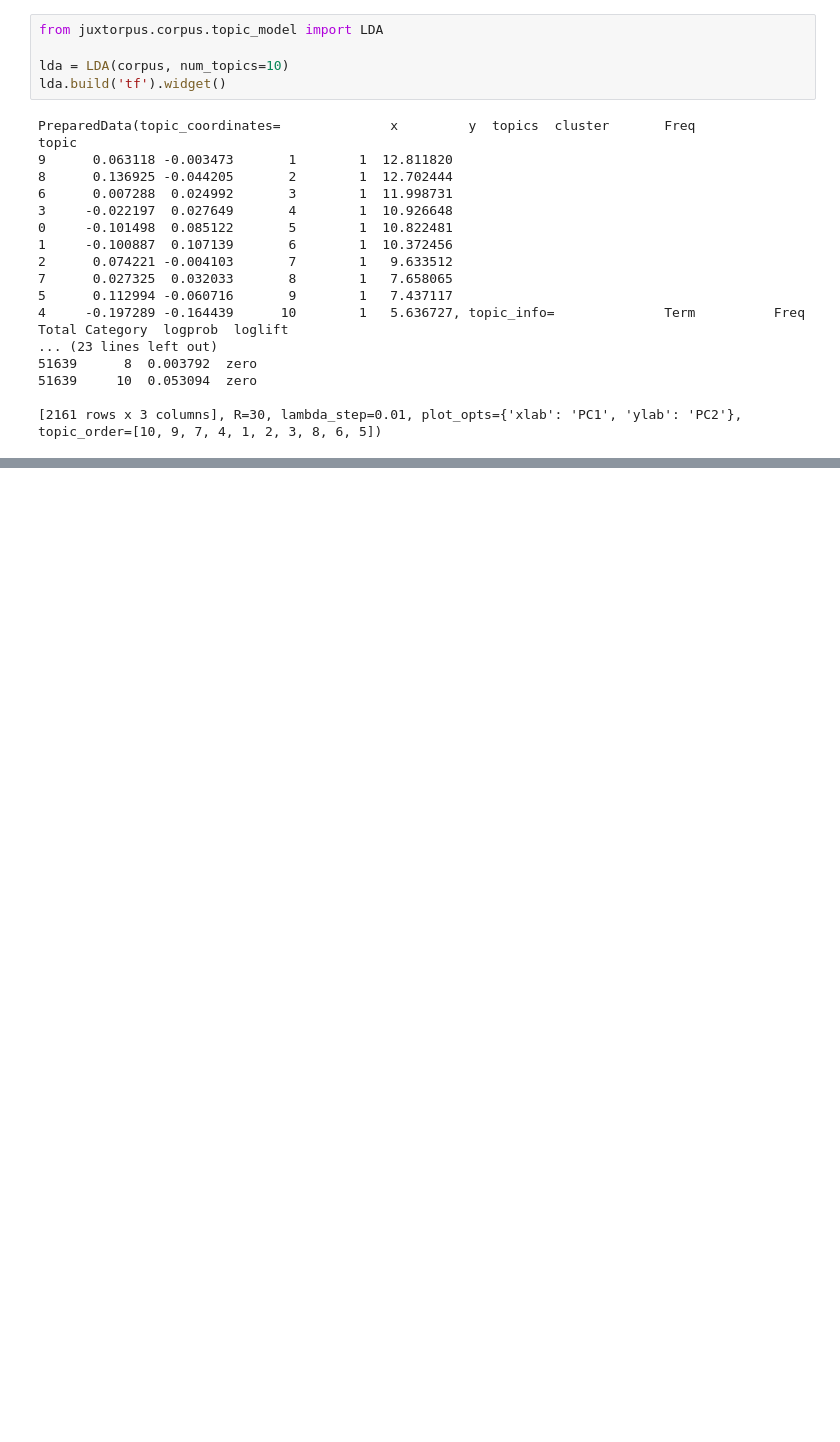
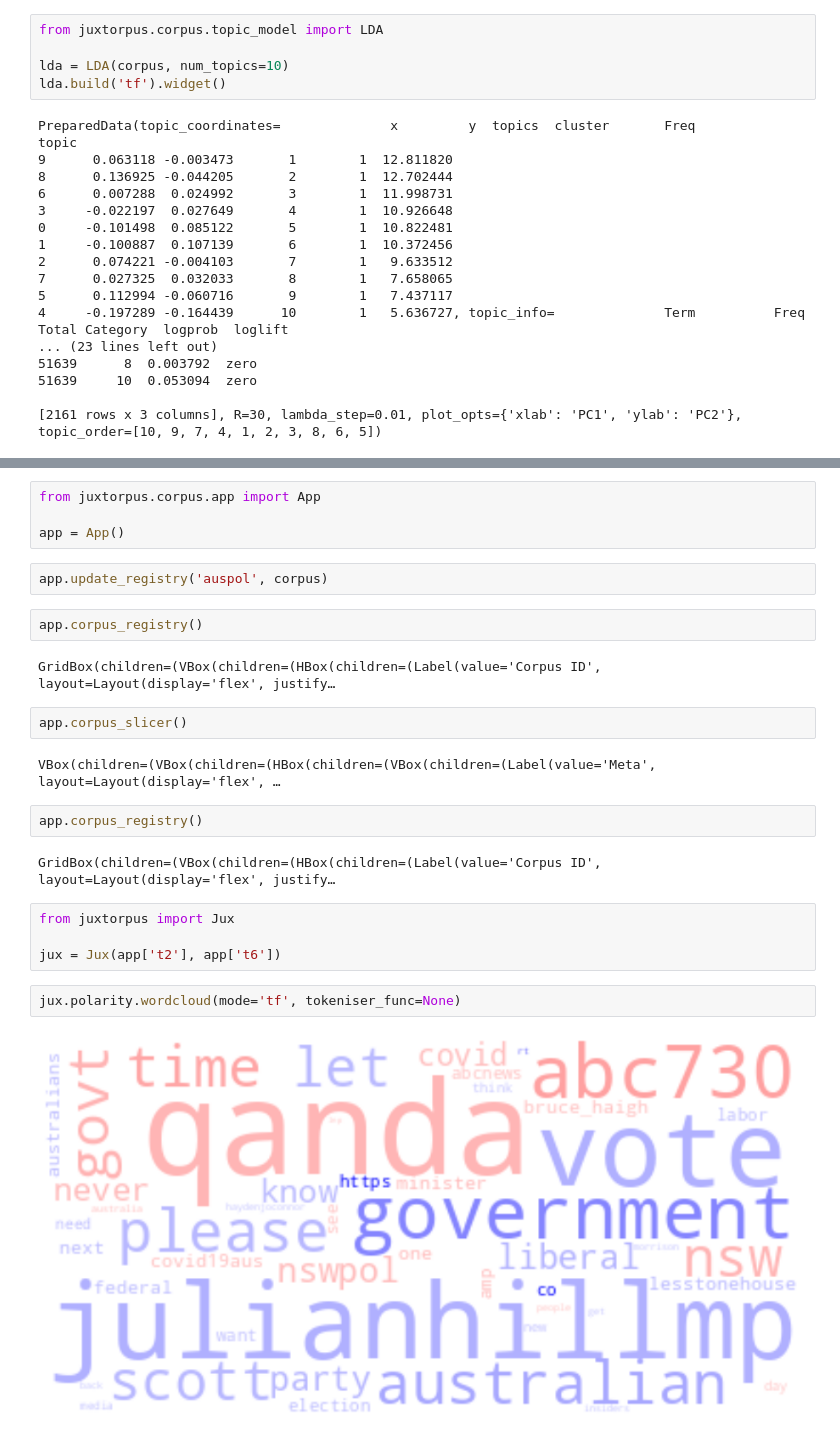
Before and after one commit to alex-ip/juxtorpus, a Jupyter notebook: notebooks/DH demo/topic model.ipynb, the cells around one changed output, grey strips where cells are left out. Drawn from its saved outputs; the diff is of its cells as text; blank space fills up the shorter version.

Commit message:
doc(nb): Add corpus app integration

```diff
--- a/notebooks/DH demo/topic model.ipynb
+++ b/notebooks/DH demo/topic model.ipynb
@@ -214,0 +79,26 @@ Name: text, dtype: object
+# %%
+from juxtorpus.corpus.app import App
+
+app = App()
+# %%
+app.update_registry('auspol', corpus)
+# %%
+app.corpus_registry()
+# %% [output]
+GridBox(children=(VBox(children=(HBox(children=(Label(value='Corpus ID', layout=Layout(display='flex', justify…
+# %%
+app.corpus_slicer()
+# %% [output]
+VBox(children=(VBox(children=(HBox(children=(VBox(children=(Label(value='Meta', layout=Layout(display='flex', …
+# %%
+app.corpus_registry()
+# %% [output]
+GridBox(children=(VBox(children=(HBox(children=(Label(value='Corpus ID', layout=Layout(display='flex', justify…
+# %%
+from juxtorpus import Jux
+
+jux = Jux(app['t2'], app['t6'])
+# %%
+jux.polarity.wordcloud(mode='tf', tokeniser_func=None)
+# %% [output]
+[figure, added]
```
Also changed, not shown: parts of 19 cells of this notebook.
